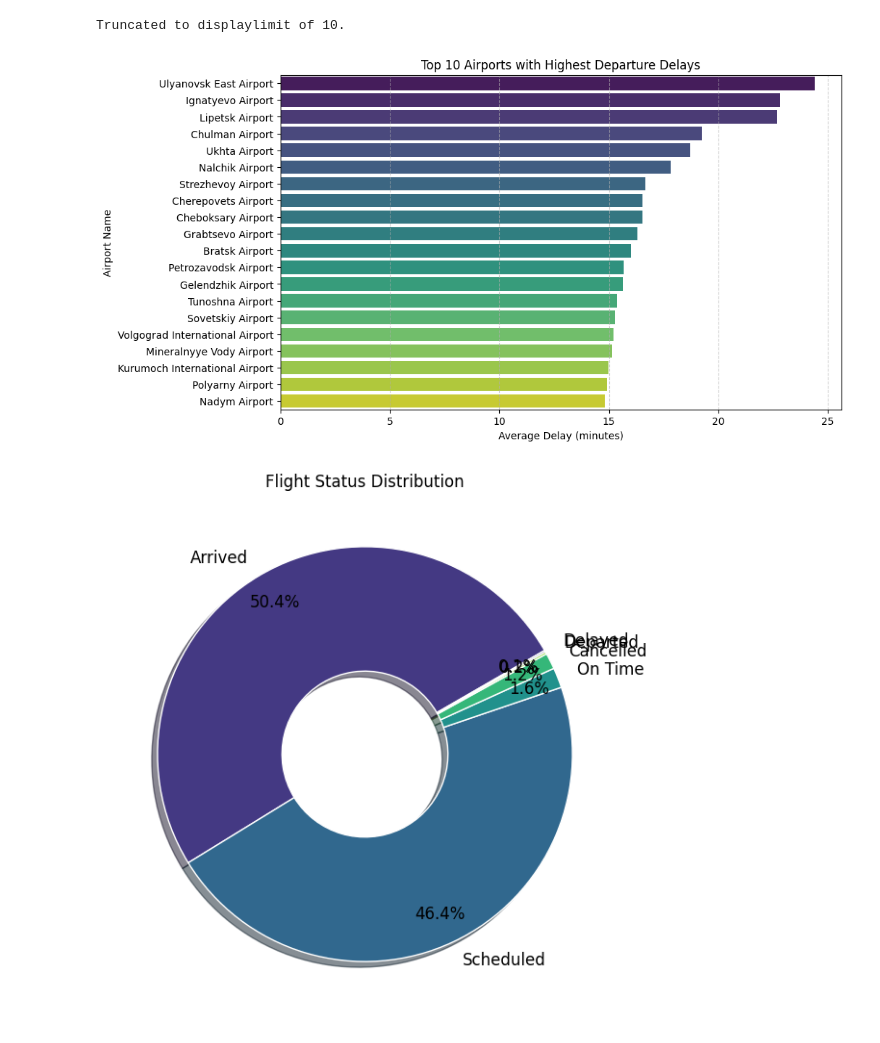
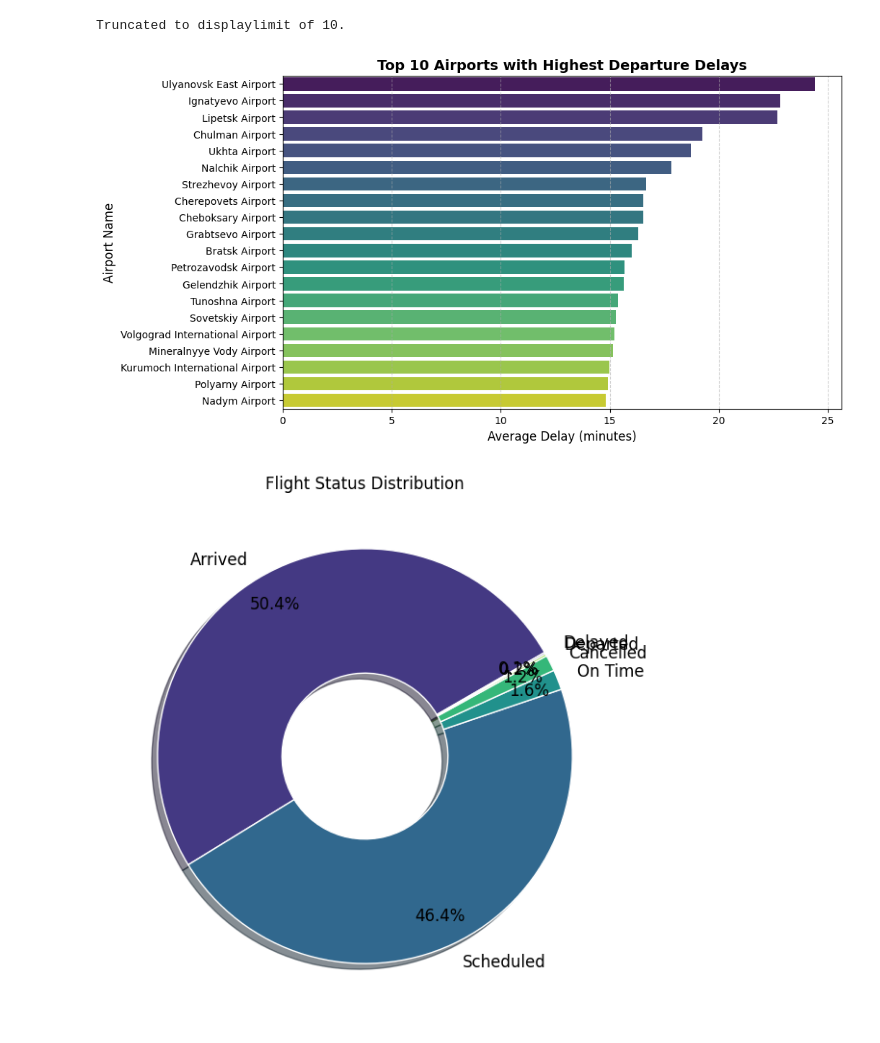
Before and after one commit to Daviedavie100/SQL_Projects, a Jupyter notebook: data.ipynb, the cells around one changed output. Drawn from its saved outputs; the diff is of its cells as text; code cells hidden in the pictures.

```diff
--- a/data.ipynb
+++ b/data.ipynb
@@ -337,38 +348,37 @@ WITH flight_data AS (
                 json_extract(ap2.airport_name, '$.en') AS arrival_airport_name,
                 json_extract(ap2.city, '$.en') AS arrival_city,
                 ap2.coordinates AS arrival_city_coordinates,
                 ap2.timezone AS arrival_timezone
         FROM flights f
         JOIN airports_data ap1
         ON f.departure_airport=ap1.airport_code
         JOIN airports_data ap2
         ON f.arrival_airport=ap2.airport_code
         )
 
 SELECT departure_airport_name,
         ROUND(AVG(strftime('%s', datetime(actual_departure)) - strftime('%s', datetime(scheduled_departure)))/60,2) AS 'avg_delay (minutes)'
 FROM flight_data
 WHERE actual_departure !="\\N" OR actual_arrival !="\\N"
 GROUP BY departure_airport_name
 ORDER BY 2 DESC
 LIMIT 20;
 """
 df=pd.read_sql_query(querry, sqlite_conn)
 
 # Plot
 plt.figure(figsize=(10, 6))
 sns.barplot(x=df['avg_delay (minutes)'], y=df['departure_airport_name'], palette='viridis', hue=df['departure_airport_name'])
 plt.grid(axis='x', linestyle='--', alpha=0.6)
 
 # Add labels and title
-plt.xlabel('Average Delay (minutes)')
-plt.ylabel('Airport Name')
-plt.title('Top 10 Airports with Highest Departure Delays')
-
+plt.xlabel('Average Delay (minutes)', fontsize=12)
+plt.ylabel('Airport Name', fontsize=12)
+plt.title('Top 10 Airports with Highest Departure Delays', fontsize=14, fontweight='bold')
 # Show the plot
 plt.show();
 # %% [output]
-[figure, old version]
+[figure, new version]
 # %%
 # Flight Status Distribution
 querry="""
```
Also changed, not shown: parts of 5 cells of this notebook.
